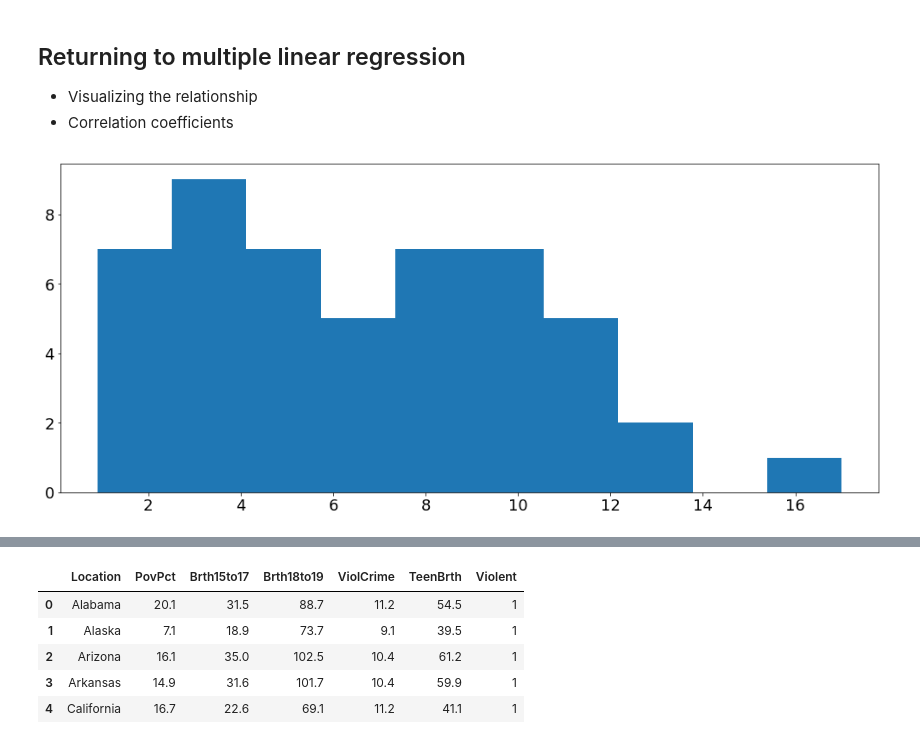
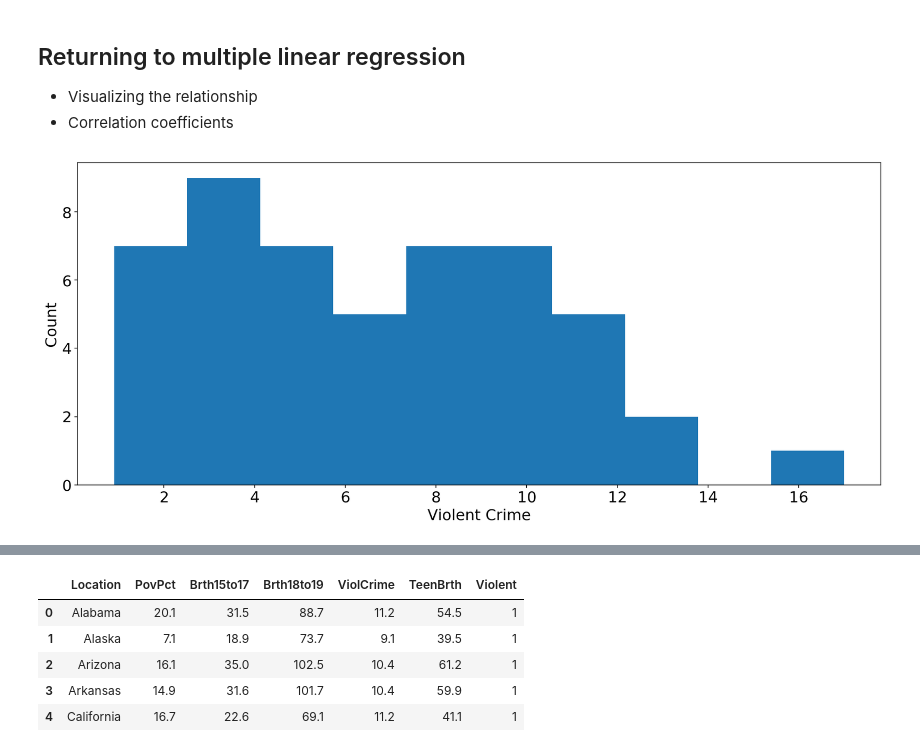
Before and after one commit to baryos/Lectures-Sp19, a Jupyter notebook: 12_correlation.ipynb, the cells around one changed output, grey strips where cells are left out. Saved outputs shown, nothing was run; the diff lists cells and outputs as text; code cells hidden in the pictures.

```diff
--- a/12_correlation.ipynb
+++ b/12_correlation.ipynb
@@ -240,6 +279,8 @@ plt.legend();
 - Visualizing the relationship
 - Correlation coefficients
 # %%
-plt.hist(df['ViolCrime']);
+plt.hist(df['ViolCrime'])
+plt.xlabel('Violent Crime')
+plt.ylabel('Count');
 # %% [output]
-[figure, old version]
+[figure, new version]
```
Also changed, not shown: parts of 18 cells of this notebook.
